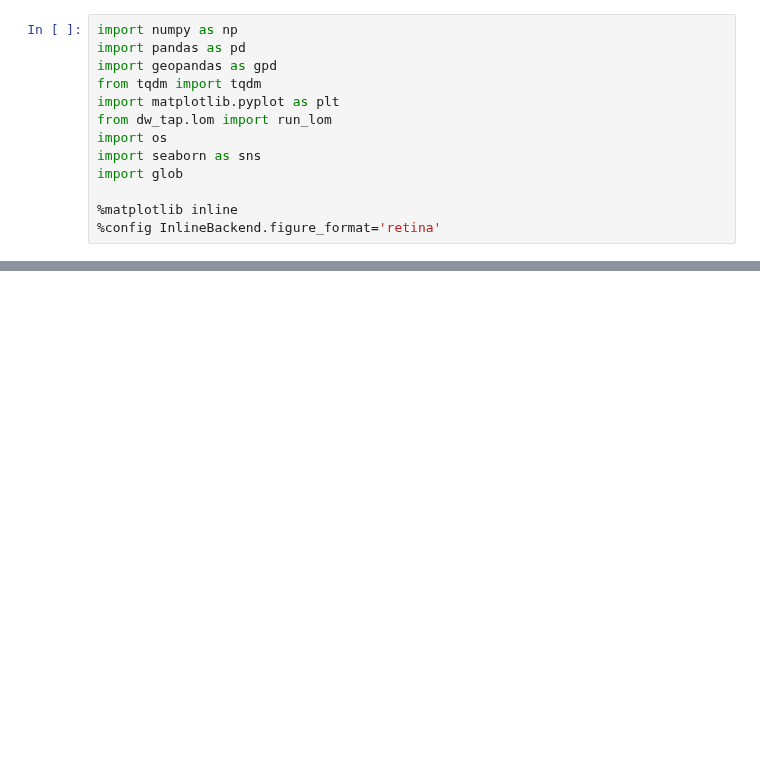
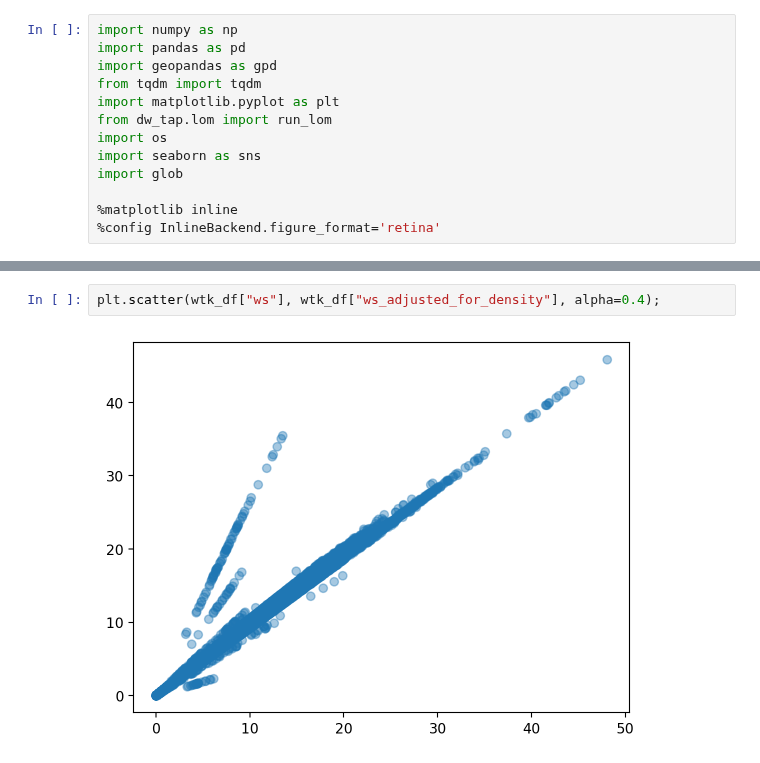
Before and after one commit to NREL/dw-tap, a Jupyter notebook: notebooks/validation/11 Air Density Analysis.ipynb, the cells around one changed output, grey strips where cells are left out. Saved outputs shown, nothing was run; the diff lists cells and outputs as text; blank space fills up the shorter version.

```diff
--- a/notebooks/validation/11 Air Density Analysis.ipynb
+++ b/notebooks/validation/11 Air Density Analysis.ipynb
@@ -36,0 +88,4 @@ wtk_df
+# %%
+plt.scatter(wtk_df["ws"], wtk_df["ws_adjusted_for_density"], alpha=0.4);
+# %% [output]
+[figure, added]
```
Also changed, not shown: parts of 7 cells of this notebook.
